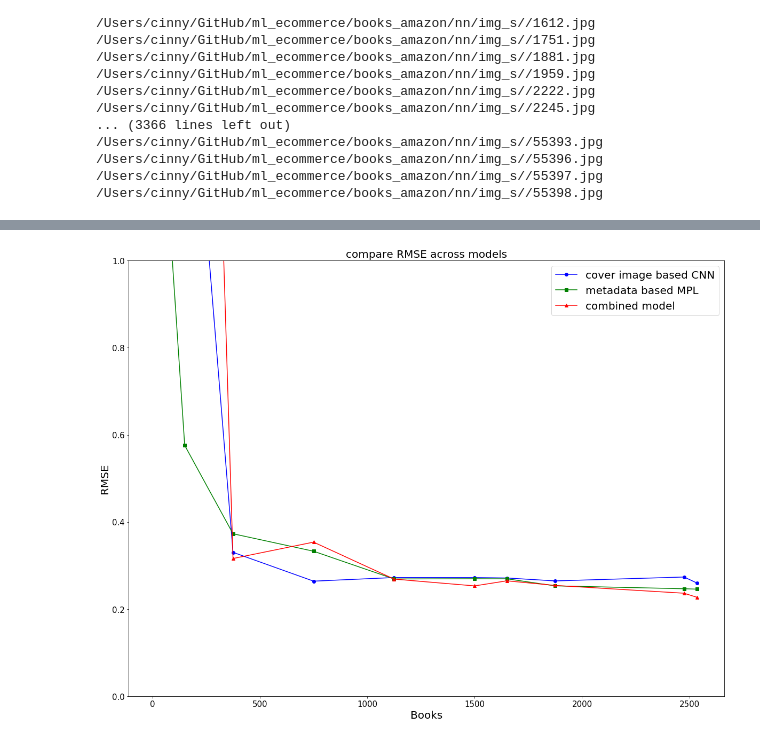
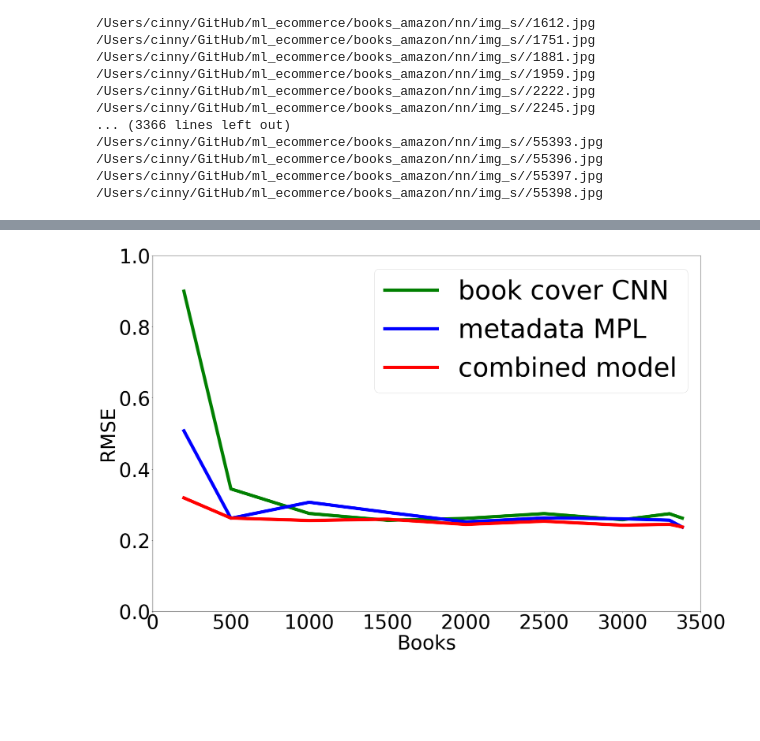
Before and after one commit to CinnyLin/book_rec_sys, a Jupyter notebook: books_amazon/nn/bookCover.ipynb, the cells around one changed output, grey strips where cells are left out. Cells and saved outputs as stored; diff of their text form; code cells hidden in the pictures; blank space fills up the shorter version.

```diff
--- a/books_amazon/nn/bookCover.ipynb
+++ b/books_amazon/nn/bookCover.ipynb
@@ -435,20 +449,23 @@ fullRMSE.to_csv(save_path + r'/all_RMSE.csv', index=False)
+# %%
+fullRMSE = pd.read_csv('output/all_RMSE.csv')
 # %%
-plt.figure(figsize=(20,15))
-fmt_CNN = '[o][-][b]'
-fmt_MLP = '[s][-][r]'
-fmt_Mix = '[*][-][g]'
-plt.plot(RMS[:, 0] * 0.75, RMS[:, 1], 'bo-', label='cover image based CNN', linewidth=1.5)
-plt.plot(RMS[:, 0] * 0.75, RMS[:, 2], 'gs-', label='metadata based MPL', linewidth=1.5)
-plt.plot(RMS[:, 0] * 0.75, RMS[:, 3], 'r^-', label='combined model', linewidth=1.5)
+plt.figure(figsize=(30,20))
+# fmt_CNN = '[o][-][b]'
+# fmt_MLP = '[s][-][r]'
+# fmt_Mix = '[*][-][g]'
+plt.plot(fullRMSE['n_books'], fullRMSE['image_based'], 'g-o', label='book cover CNN', linewidth=10)
+plt.plot(fullRMSE['n_books'], fullRMSE['data_based'], 'b-o', label='metadata MPL', linewidth=10)
+plt.plot(fullRMSE['n_books'], fullRMSE['mixed_model'], 'r-o', label='combined model', linewidth=10)
+plt.xlim(0,3500)
 plt.ylim(0, 1)
 
 # add labels and save to disk
-plt.title('compare RMSE across models', fontsize=20)
-plt.xlabel('Books', fontsize=20)
-plt.ylabel('RMSE', fontsize=20)
-plt.xticks(fontsize=15)
-plt.yticks(fontsize=15)
-plt.legend(fontsize=20)
-plt.savefig(save_path + r'/RMSE_vs_users.png')
+#plt.title('compare RMSE across models', fontsize=20)
+plt.xlabel('Books', fontsize=60)
+plt.ylabel('RMSE', fontsize=60)
+plt.xticks(fontsize=60)
+plt.yticks(fontsize=60)
+plt.legend(fontsize=80)
+plt.savefig(save_path + r'/fullRMSE.png')
 # %% [output]
-[figure, old version]
+[figure, new version]
```
Also changed, not shown: parts of 8 cells of this notebook, 21 other files.
